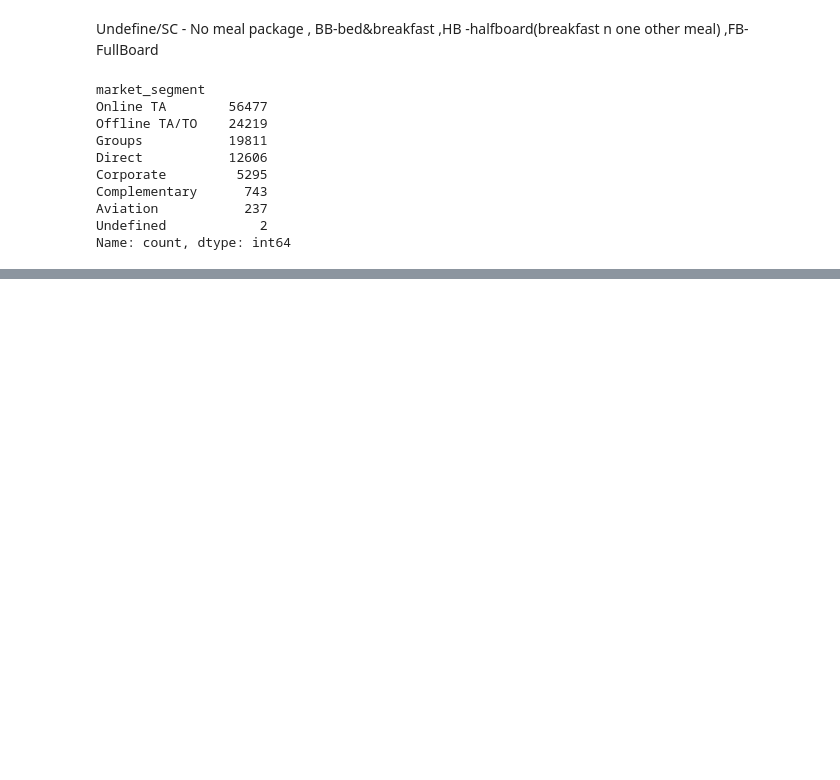
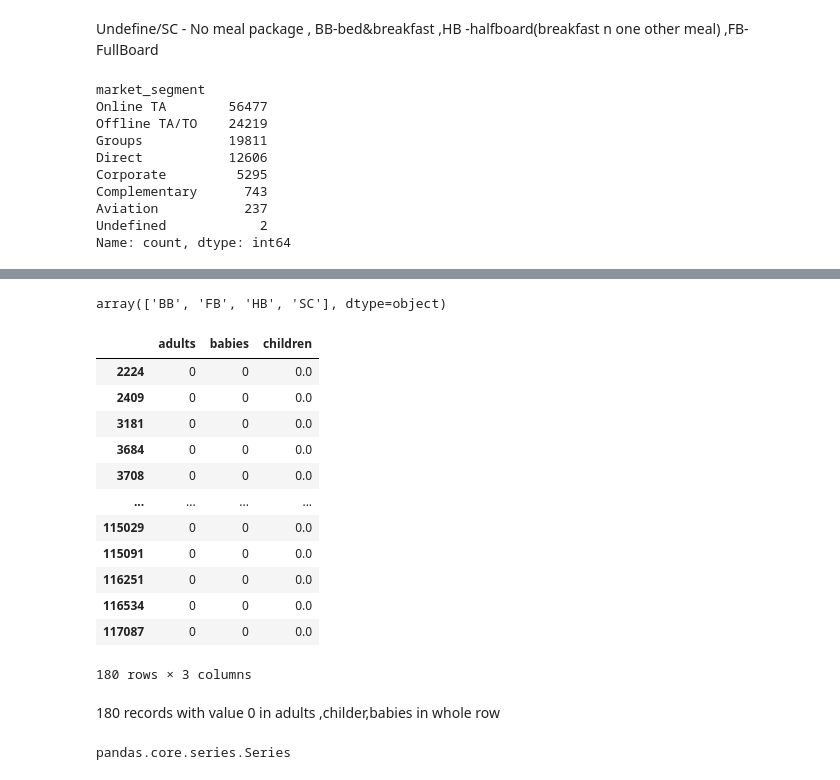
Before and after one commit to Ritika-K7/Hotel-Booking-Analysis-Project, a Jupyter notebook: EDA_Hotel_Booking.ipynb, the cells around one changed output, grey strips where cells are left out. Drawn from its saved outputs; the diff is of its cells as text; code cells hidden in the pictures; blank space fills up the shorter version.

```diff
--- a/EDA_Hotel_Booking.ipynb
+++ b/EDA_Hotel_Booking.ipynb
@@ -102,0 +184,3 @@ Name: count, dtype: int64
+# %%
+#Replacing missing values with 0
+df.fillna(0,inplace=True)
@@ -102,0 +207,28 @@ Name: count, dtype: int64
+# %%
+#Replace Undefined by SC
+df['meal'].replace('Undefined','SC',inplace=True)
+# %%
+df['meal'].unique() #Undefine no longer exist.
+# %% [output]
+array(['BB', 'FB', 'HB', 'SC'], dtype=object)
+# %%
+#select only those row where all childern,adults,babies are 0.
+Subset=df[ (df['children']==0) & (df['adults']==0) & (df['babies']==0)]
+# %%
+Subset[['adults','babies','children']]
+# %% [output]
+|  | adults | babies | children |
+| 2224 | 0 | 0 | 0.0 |
+| 2409 | 0 | 0 | 0.0 |
+| 3181 | 0 | 0 | 0.0 |
+| 3684 | 0 | 0 | 0.0 |
+| 3708 | 0 | 0 | 0.0 |
+| ... | ... | ... | ... |
+| 115029 | 0 | 0 | 0.0 |
+| 115091 | 0 | 0 | 0.0 |
+| 116251 | 0 | 0 | 0.0 |
+| 116534 | 0 | 0 | 0.0 |
+| 117087 | 0 | 0 | 0.0 |
+180 rows × 3 columns
+# %% [markdown]
+180 records with value 0 in adults ,childer,babies in whole row
@@ -102,0 +238,4 @@ Name: count, dtype: int64
+# %%
+type(Delete)
+# %% [output]
+pandas.core.series.Series
```
Also changed, not shown: parts of 21 cells of this notebook.
